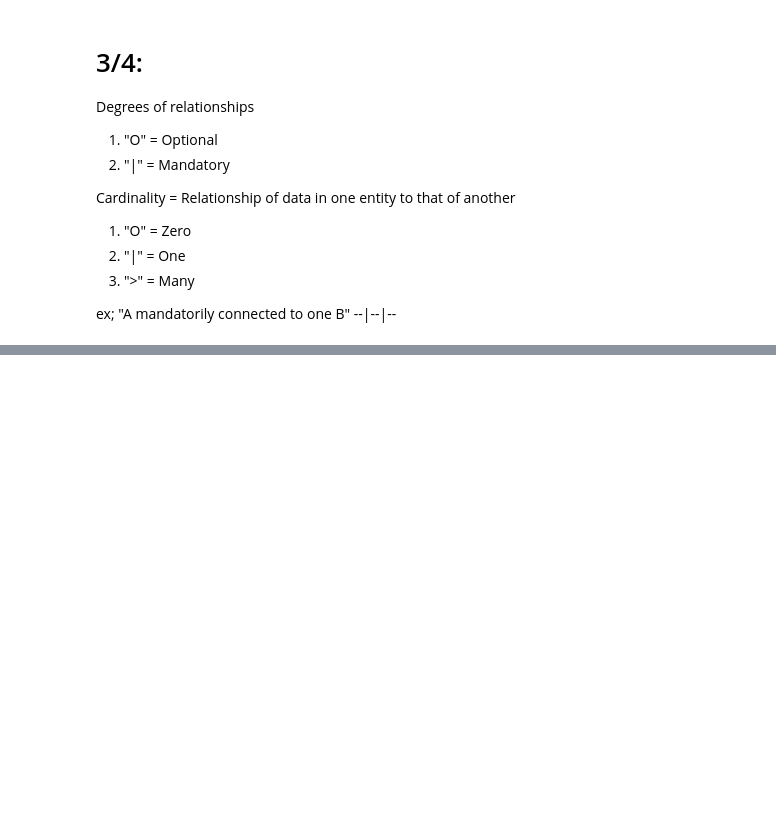
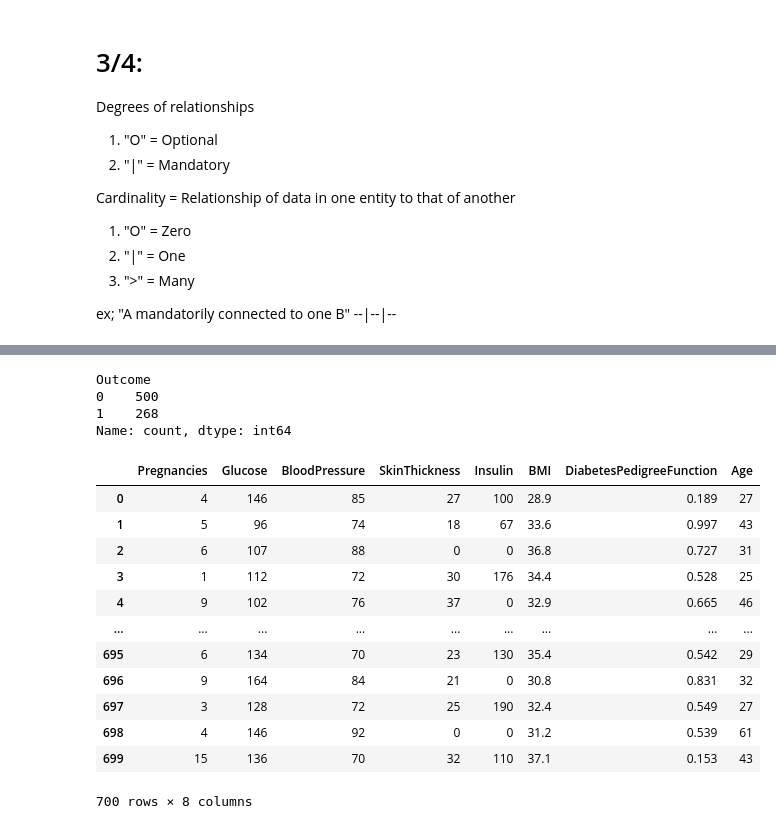
Before and after one commit to Co2Lo/Connor_CSCI_1070, a Jupyter notebook: Class_Notes.ipynb, the cells around one changed output, grey strips where cells are left out. Cells and saved outputs as stored; diff of their text form; code cells hidden in the pictures; blank space fills up the shorter version.

```diff
--- a/Class_Notes.ipynb
+++ b/Class_Notes.ipynb
@@ -590,0 +700,8 @@ ex; "A mandatorily connected to one B" --|--|--
+# %%
+# To see data balance, look at value counts for outcome:
+diabetes_df['Outcome'].value_counts()
+# %% [output]
+Outcome
+0    500
+1    268
+Name: count, dtype: int64
@@ -590,0 +721,23 @@ ex; "A mandatorily connected to one B" --|--|--
+# %%
+# 2) NOW, over/undersample:
+
+# a] Resample training data with RandomOverSampler (naive approach, strictly looking at numbers)
+from imblearn.over_sampling import RandomOverSampler
+
+ros = RandomOverSampler(random_state = 32)
+X_resampled, y_resampled = ros.fit_resample(X_train, y_train) # Again, fit_resample's that function
+X_resampled # Smaller because we only trained on 0.3 (30%) of dataset.
+# %% [output]
+|  | Pregnancies | Glucose | BloodPressure | SkinThickness | Insulin | BMI | DiabetesPedigreeFunction | Age |
+| 0 | 4 | 146 | 85 | 27 | 100 | 28.9 | 0.189 | 27 |
+| 1 | 5 | 96 | 74 | 18 | 67 | 33.6 | 0.997 | 43 |
+| 2 | 6 | 107 | 88 | 0 | 0 | 36.8 | 0.727 | 31 |
+| 3 | 1 | 112 | 72 | 30 | 176 | 34.4 | 0.528 | 25 |
+| 4 | 9 | 102 | 76 | 37 | 0 | 32.9 | 0.665 | 46 |
+| ... | ... | ... | ... | ... | ... | ... | ... | ... |
+| 695 | 6 | 134 | 70 | 23 | 130 | 35.4 | 0.542 | 29 |
+| 696 | 9 | 164 | 84 | 21 | 0 | 30.8 | 0.831 | 32 |
+| 697 | 3 | 128 | 72 | 25 | 190 | 32.4 | 0.549 | 27 |
+| 698 | 4 | 146 | 92 | 0 | 0 | 31.2 | 0.539 | 61 |
+| 699 | 15 | 136 | 70 | 32 | 110 | 37.1 | 0.153 | 43 |
+700 rows × 8 columns
```
Also changed, not shown: parts of 23 cells of this notebook, 2 other files.
